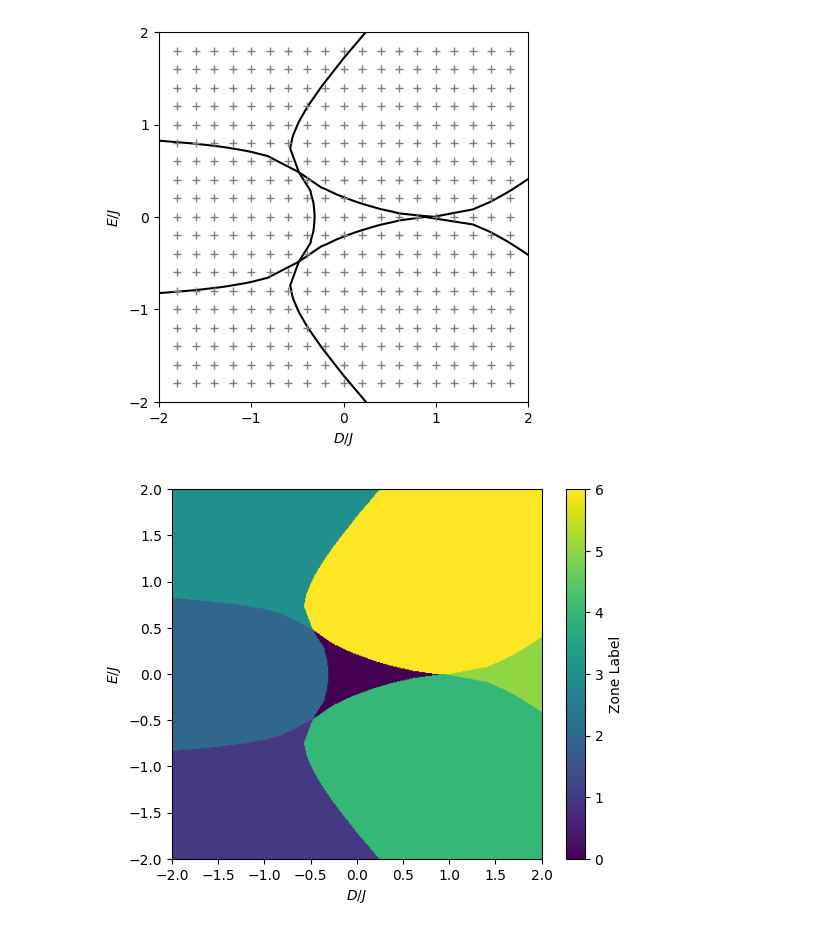
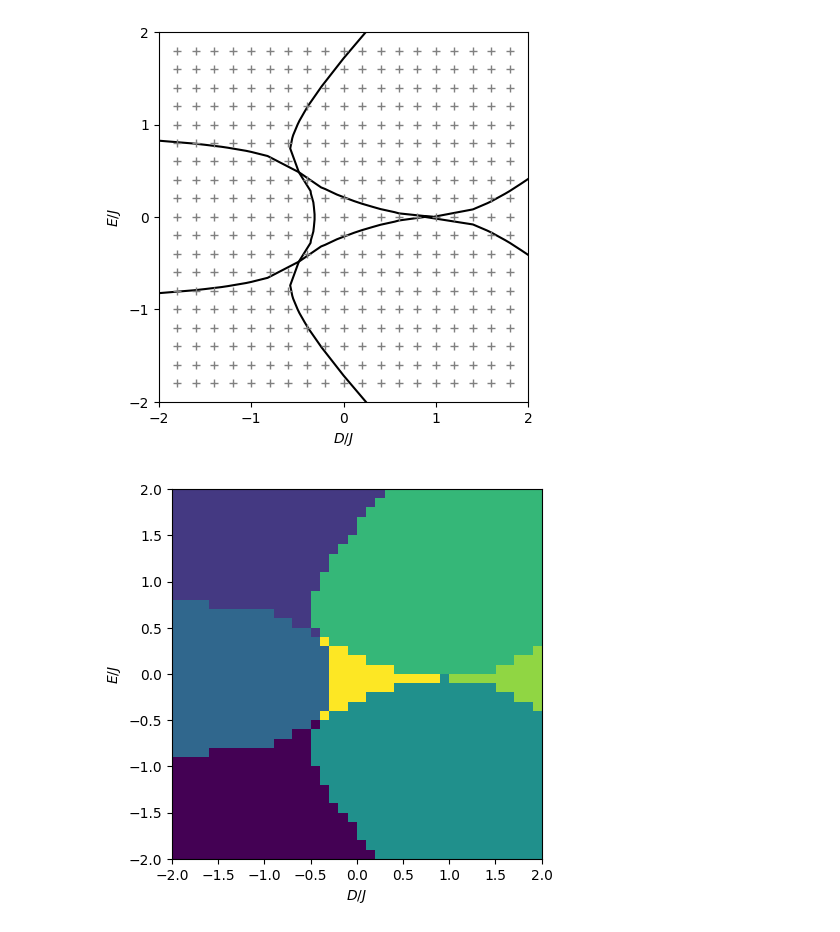
Before and after one commit to mehrankhosrojerdi/4th_project_with_UCL, a Jupyter notebook: dataset/recunstruct_phase_diagram.ipynb, the cells around one changed output. Cells and saved outputs as stored; diff of their text form; code cells hidden in the pictures.

```diff
--- a/dataset/recunstruct_phase_diagram.ipynb
+++ b/dataset/recunstruct_phase_diagram.ipynb
@@ -357,15 +357,14 @@ plt.show()
 # %%
 from dataset import *
 import matplotlib.pyplot as plt
 
 data = dataset(data_path='./original_phase_diagram.csv')
-labels, X, Y = data.scatter_points()
+labels, X, Y = data.scatter_points(r = 0.1)
 pd.DataFrame({'x': X.reshape(-1), 'y': Y.reshape(-1), 'target': labels.reshape(-1)}).to_csv('scatter_points.csv', index=False)
 
 plt.imshow(labels, extent=[-2, 2, -2, 2])
 plt.xlabel('$D/J$')
 plt.ylabel('$E/J$')
-plt.colorbar(label='Zone Label')
 plt.show()
 # %% [output]
-[figure, old version]
+[figure, new version]
```
Also changed, not shown: 59 other files.
